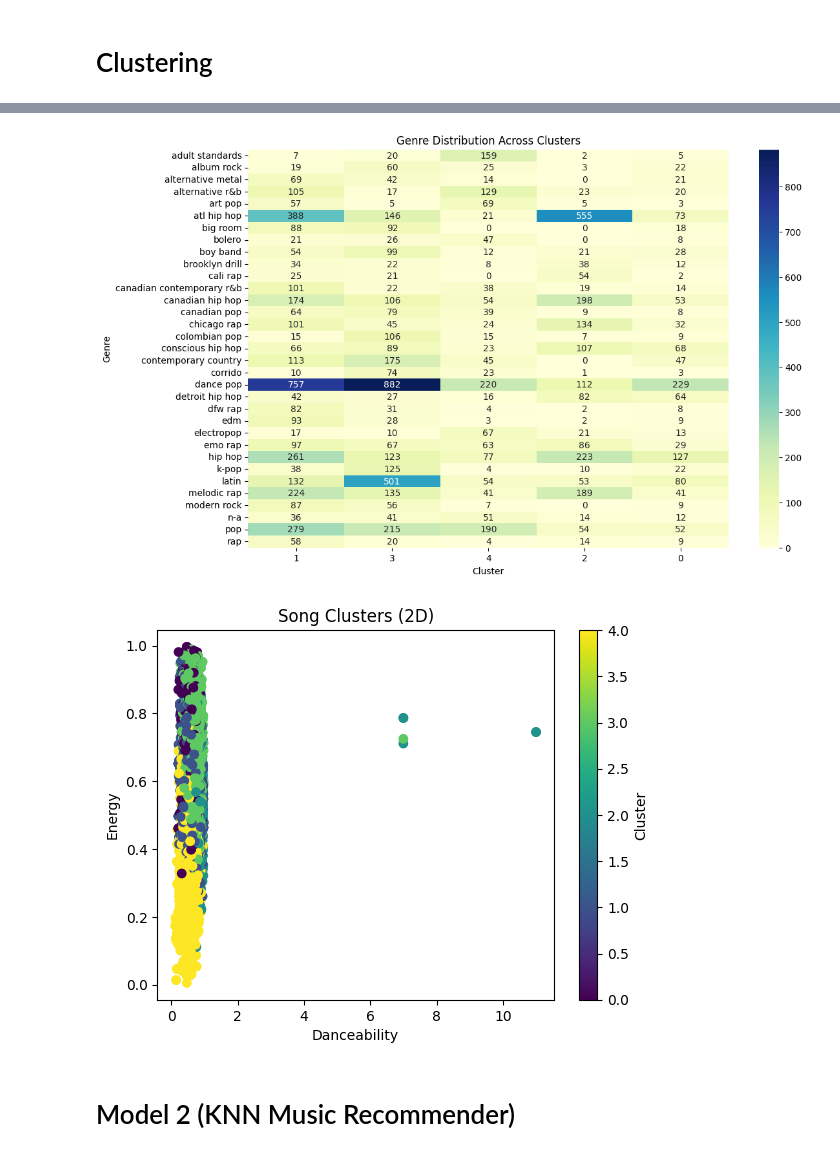
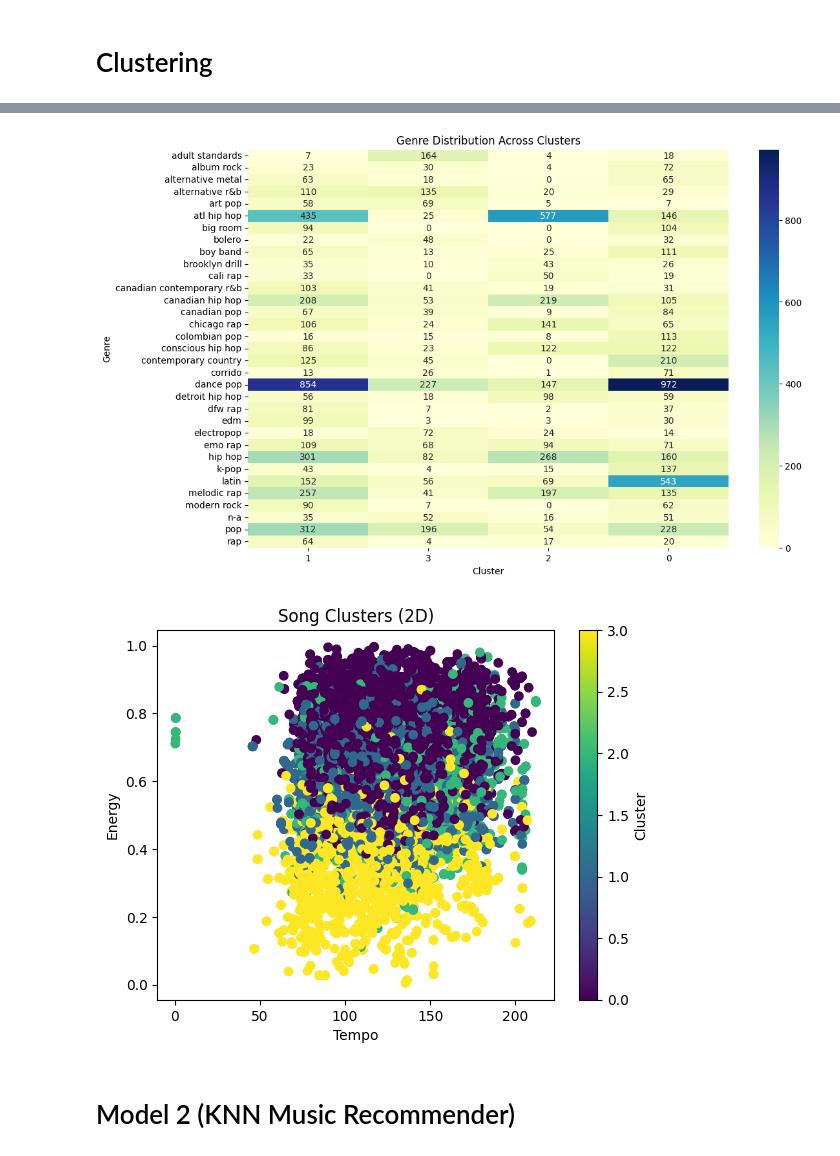
Before and after one commit to nathanbrz/Music_Analytics_and_Recommendation, a Jupyter notebook: code/DS_Clustering.ipynb, the cells around one changed output, grey strips where cells are left out. Drawn from its saved outputs; the diff is of its cells as text; code cells hidden in the pictures.

Commit message:
Edits to clusters

```diff
--- a/code/DS_Clustering.ipynb
+++ b/code/DS_Clustering.ipynb
@@ -199,7 +188,7 @@ scaler_model = scaler.fit(assembled_df)
 scaled_df = scaler_model.transform(assembled_df)
 
 # Apply K-Means clustering
-kmeans = KMeans(featuresCol="scaled_features", k=5, seed=1)  # k=5 as an example
+kmeans = KMeans(featuresCol="scaled_features", k=4, seed=1)  # k=5 as an example
 kmeans_model = kmeans.fit(scaled_df)
 
 # Make predictions
@@ -329,20 +296,20 @@ plt.xlabel("Cluster")
 plt.ylabel("Genre")
 plt.show()
 # %% [output]
-[figure, old version]
+[figure, new version]
 # %%
 import matplotlib.pyplot as plt
 
 # Sample 2D scatter plot
-scatter_df = clusters_df.select("danceability", "energy", "prediction").toPandas()
-plt.scatter(scatter_df["danceability"], scatter_df["energy"], c=scatter_df["prediction"], cmap="viridis")
-plt.xlabel("Danceability")
+scatter_df = clusters_df.select("tempo", "energy", "prediction").toPandas()
+plt.scatter(scatter_df["tempo"], scatter_df["energy"], c=scatter_df["prediction"], cmap="viridis")
+plt.xlabel("Tempo")
 plt.ylabel("Energy")
 plt.title("Song Clusters (2D)")
 plt.colorbar(label="Cluster")
 plt.show()
 # %% [output]
-[figure, old version]
+[figure, new version]
 # %% [markdown]
 # Model 2 (KNN Music Recommender)
 # %%
```
Also changed, not shown: parts of 6 cells of this notebook.
